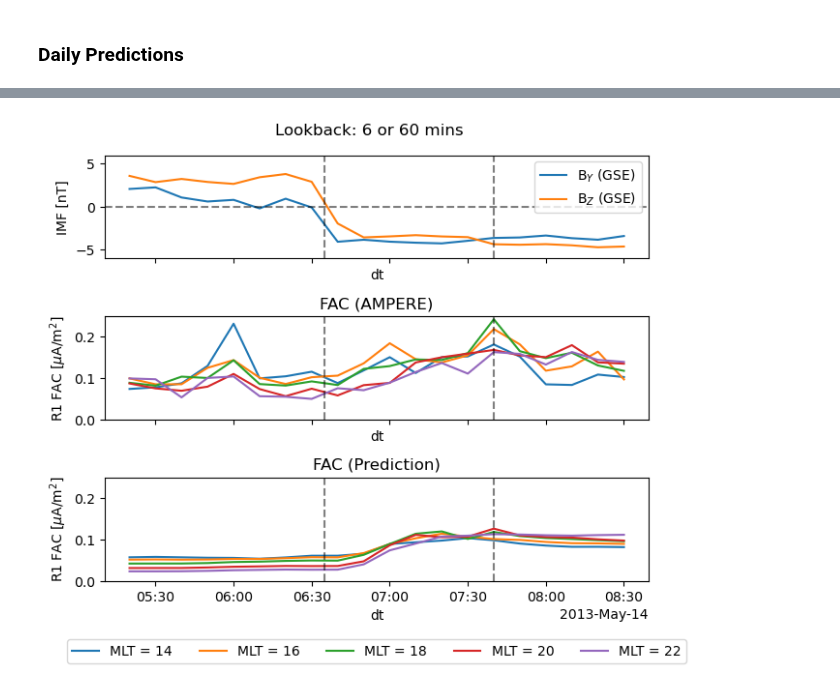
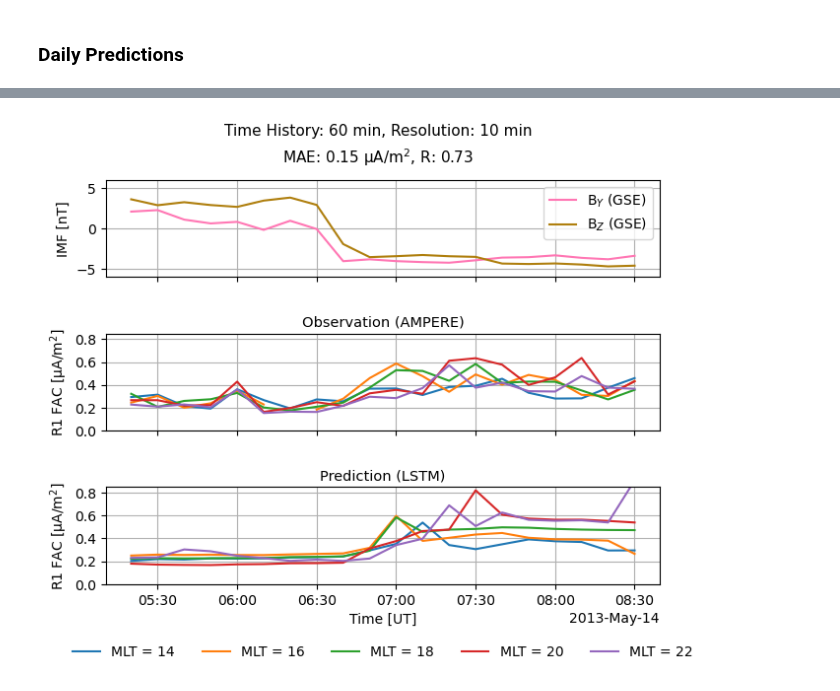
Before and after one commit to reddy-sachin/REPPU-ESN2, a Jupyter notebook: AMPERE/lstm_ampere.ipynb, the cells around one changed output, grey strips where cells are left out. Saved outputs shown, nothing was run; the diff lists cells and outputs as text; code cells hidden in the pictures.

```diff
--- a/AMPERE/lstm_ampere.ipynb
+++ b/AMPERE/lstm_ampere.ipynb
@@ -102,7 +139,7 @@ input_scaler = StandardScaler()
 target_var = ds['jPar'].values  # shape (t (n), mlat (50), mlt (24))
 
 # Extract and scale input variables (variables that are dependent only on 'dt')
-input_vars = ['BX_GSE', 'BY_GSE', 'BZ_GSE', 'flow_speed', 'proton_density', 'F10.7', 'doy_sin','doy_cos']
+input_vars = ['BX_GSE', 'BY_GSE', 'BZ_GSE', 'flow_speed', 'proton_density', 'F10.7', 'doy_sin','doy_cos','epislon_A']
 input_data = np.array([ds[var].values for var in input_vars]).T  # shape (22320, number_of_vars)
 input_data_scaled = input_scaler.fit_transform(input_data)
 
@@ -519,6 +569,8 @@ def open_multiple_nc(nc_files):
 
     #ds = ds.sel(nRec=slice(16500, 17000))
 
+    ds['Epislon_A'] = calc_akasofu(ds['flow_speed'], ds['BX_GSE'], ds['BY_GSE'], ds['BZ_GSE'])
+
     return ds
 
 dir = '/home/sachin/Documents/NIPR/Research/Data/AMPERE/processed/excluded/*.nc'
@@ -557,6 +609,7 @@ def split_to_df(ds):
     proton_density = ds['proton_density'].values.flatten() #5
     doy_sin = ds['doy_sin'].values.flatten() #6
     doy_cos = ds['doy_cos'].values.flatten() #7
+    epislon_A = ds['Epislon_A'].values.flatten() #8
 
     #AL_INDEX = ds['AL_INDEX'].values.flatten() #6
     #AU_INDEX = ds['AU_INDEX'].values.flatten() #7
@@ -567,7 +620,7 @@ def split_to_df(ds):
 
     #return BX_GSE.shape
 
-    df_dict = {'dt':dt, 'BX_GSE': BX_GSE, 'BY_GSE': BY_GSE, 'BZ_GSE': BZ_GSE, 'flow_speed': flow_speed, 'proton_density': proton_density,'F10.7': F10_7, 'doy_sin': doy_sin, 'doy_cos': doy_cos}
+    df_dict = {'dt':dt, 'BX_GSE': BX_GSE, 'BY_GSE': BY_GSE, 'BZ_GSE': BZ_GSE, 'flow_speed': flow_speed, 'proton_density': proton_density,'F10.7': F10_7, 'doy_sin': doy_sin, 'doy_cos': doy_cos, 'epislon_A': epislon_A}
 
     df = pd.DataFrame(df_dict)
 
@@ -620,7 +673,10 @@ ds = xr.Dataset({'Jpar_pred': (['dt', 'mlat', 'mlt'], predictions_daily),
                     'BZ_GSE': (['dt'], open_multi_amp['BZ_GSE'].values[lookback:]),
                     'flow_speed': (['dt'], open_multi_amp['flow_speed'].values[lookback:]),
                     'proton_density': (['dt'], open_multi_amp['proton_density'].values[lookback:]),
-                 },
+                    'F10.7': (['dt'], open_multi_amp['F10.7'].values[lookback:]),
+                    'doy_sin': (['dt'], open_multi_amp['doy_sin'].values[lookback:]),
+                    'doy_cos': (['dt'], open_multi_amp['doy_cos'].values[lookback:]),
+                    'epislon_A': (['dt'], open_multi_amp['Epislon_A'].values[lookback:])},
                 coords = {'dt': df_raw['dt'].values[lookback:], 'mlat': np.arange(40, 90, 1), 'mlt': np.arange(0, 24, 1)})
 ds
 # %% [output]
@@ -668,68 +732,85 @@ Data variables:
 # %%
 #linepllot of Jpat true across all mlat and mlt at a given timestep with dt as x-axis
+
+import numpy.ma as ma
 
 def plot_line(ds):
     ds = ds.copy()
 
     fig, ax = plt.subplots(3,1,figsize=(7, 6), sharex=True, sharey=False)
     ds = ds.sel(dt=slice('2013-05-14T05:15:00', '2013-05-14T08:30:00'))
-    ds = ds.sel(mlt=slice(14,23))
-    ds = ds.sel(mlat=slice(65,78))
+    ds = ds.sel(mlt=slice(14,22))
+    #ds = ds.sel(mlat=slice(65,78))
+    #replace any negative values with nan
+    ds['Jpar_true'] = ds['Jpar_true'].where(ds['Jpar_true'] > 0.15)
+    ds['Jpar_pred'] = ds['Jpar_pred'].where(ds['Jpar_pred'] > 0.15)
 
-    ds['Jpar_true_abs'] = np.abs(ds['Jpar_true'])
-    ds['Jpar_pred_abs'] = np.abs(ds['Jpar_pred'])
+    #calculate R but ignore nan values
+    R = ma.corrcoef(ma.masked_invalid(ds['Jpar_pred'].values.flatten()), ma.masked_invalid(ds['Jpar_true'].values.flatten()))[1,0]
+    MAE = ma.mean(np.abs(ma.masked_invalid(ds['Jpar_pred'].values.flatten()) - ma.masked_invalid(ds['Jpar_true'].values.flatten())))
 
-    ds['BY_GSE'].plot(ax=ax[0], label='BY_GSE')
-    ds['BZ_GSE'].plot(ax=ax[0], label='BZ_GSE')
+    #ds['Jpar_true_abs'] = np.abs(ds['Jpar_true'])
+    #ds['Jpar_pred_abs'] = np.abs(ds['Jpar_pred'])
+
+    ds['BY_GSE'].plot(ax=ax[0], label='BY_GSE', color = '#ff77b4')
+    ds['BZ_GSE'].plot(ax=ax[0], label='BZ_GSE', color = '#af7f0e')
     ax[0].legend(loc='upper right')
     ax[0].set_ylim(-6, 6)
     ax[0].set_ylabel(f'IMF [nT]')
     #change labels in legend
     ax[0].legend(['B$_{Y}$ (GSE)', 'B$_{Z}$ (GSE)'])
+    ax[0].set_xlabel(' ')
 
 
-    ds['Jpar_true_abs'].isel(mlt=0).mean(dim='mlat').plot(ax=ax[1], label='MLT = 14')
-    ds['Jpar_true_abs'].isel(mlt=2).mean(dim='mlat').plot(ax=ax[1], label='MLT = 16')
-    ds['Jpar_true_abs'].isel(mlt=4).mean(dim='mlat').plot(ax=ax[1], label='MLT = 18')
-    ds['Jpar_true_abs'].isel(mlt=6).mean(dim='mlat').plot(ax=ax[1], label='MLT = 20')
-    ds['Jpar_true_abs'].isel(mlt=8).mean(dim='mlat').plot(ax=ax[1], label='MLT = 22')
-    ax[1].set_title('FAC (AMPERE)')
-    fac_units = r'$\mu$A/m$^2$'
+    ds['Jpar_true'].isel(mlt=0).mean(dim='mlat').plot(ax=ax[1], label='MLT = 14')
+    ds['Jpar_true'].isel(mlt=2).mean(dim='mlat').plot(ax=ax[1], label='MLT = 16')
+    ds['Jpar_true'].isel(mlt=4).mean(dim='mlat').plot(ax=ax[1], label='MLT = 18')
+    ds['Jpar_true'].isel(mlt=6).mean(dim='mlat').plot(ax=ax[1], label='MLT = 20')
+    ds['Jpar_true'].isel(mlt=8).mean(dim='mlat').plot(ax=ax[1], label='MLT = 22')
+    ax[1].set_title('Observation (AMPERE)', fontsize=10.5, pad=5)
+    fac_units = r'$\mathrm{\mu}$A/m$^2$'
+    #jpar_sym = r'J$_{\parallel}$'
     ax[1].set_ylabel(f'R1 FAC [{fac_units}]')
-    ax[1].set_ylim(0, 0.25)
+    #ax[1].set_ylim(0, 0.8)
+    ax[1].set_yticks(np.arange(0, 0.9, 0.2))
+    ax[1].set_ylim(0, 0.85)
+    ax[1].set_xlabel(' ')
 
-    ds['Jpar_pred_abs'].isel(mlt=0).mean(dim='mlat').plot(ax=ax[2], label='MLT = 14')
-    ds['Jpar_pred_abs'].isel(mlt=2).mean(dim='mlat').plot(ax=ax[2], label='MLT = 16')
-    ds['Jpar_pred_abs'].isel(mlt=4).mean(dim='mlat').plot(ax=ax[2], label='MLT = 18')
-    ds['Jpar_pred_abs'].isel(mlt=6).mean(dim='mlat').plot(ax=ax[2], label='MLT = 20')
-    ds['Jpar_pred_abs'].isel(mlt=8).mean(dim='mlat').plot(ax=ax[2], label='MLT = 22')
-    ax[2].set_title('FAC (Prediction)')
+
+    ds['Jpar_pred'].isel(mlt=0).mean(dim='mlat').plot(ax=ax[2], label='MLT = 14')
+    ds['Jpar_pred'].isel(mlt=2).mean(dim='mlat').plot(ax=ax[2], label='MLT = 16')
+    ds['Jpar_pred'].isel(mlt=4).mean(dim='mlat').plot(ax=ax[2], label='MLT = 18')
+    ds['Jpar_pred'].isel(mlt=6).mean(dim='mlat').plot(ax=ax[2], label='MLT = 20')
+    ds['Jpar_pred'].isel(mlt=8).mean(dim='mlat').plot(ax=ax[2], label='MLT = 22')
+    ax[2].set_title('Prediction (LSTM)', fontsize=10.5, pad=5)
     ax[2].set_ylabel(f'R1 FAC [{fac_units}]')
-    ax[2].set_ylim(0, 0.25)
+    ax[2].set_yticks(np.arange(0, 0.9, 0.2))
+    ax[2].set_ylim(0, 0.85)
+    ax[2].set_xlabel('Time [UT]')
 
-    fig.suptitle(f'Lookback: 6 or 60 mins ', linespacing=1.5)
+    fig.suptitle(f'Time History: 60 min, Resolution: 10 min\nMAE: {MAE:.2f} {fac_units}, R: {R:.2f}', linespacing=1.5, fontsize=11, y=0.97)
 
     #add vertcal bar to all suplots at 6:00
-    for i in range(3):
-        ax[i].axvline(x=datetime.datetime(2013, 5, 14, 6, 35, 0), color='black', linestyle='--', alpha=0.5)
+    #for i in range(3):
+    #    ax[i].axvline(x=datetime.datetime(2013, 5, 14, 6, 35, 0), color='black', linestyle='--', alpha=0.5)
 
-    for i in range(3):
-        ax[i].axvline(x=datetime.datetime(2013, 5, 14, 7, 40, 0), color='black', linestyle='--', alpha=0.5)
+    #for i in range(3):
+    #    ax[i].axvline(x=datetime.datetime(2013, 5, 14, 7, 10, 0), color='black', linestyle='--', alpha=0.5)
 
     #add horiztonal line at y = 0 for subplot0
-    ax[0].axhline(y=0, color='black', linestyle='--', alpha=0.5)
+    #ax[0].axhline(y=0, color='black', linestyle='--', alpha=0.5)
 
-    legend = ax[2].legend(loc='upper center', bbox_to_anchor=(0.5, -0.5), shadow=False, ncol=5)
+    legend = ax[2].legend(loc='upper center', bbox_to_anchor=(0.5, -0.5), shadow=False, ncol=5, frameon=False)
     plt.tight_layout()
-    #ax[0].grid()
-    #ax[1].grid()
-    #ax[2].grid()
+    ax[0].grid()
+    ax[1].grid()
+    ax[2].grid()
 
     plt.savefig('Lookback_60_mins_LSTM.png', dpi=300)
 
 plot_line(ds)
 # %% [output]
-[figure, old version]
+[figure, new version]
 # %%
 fac = ds['Jpar_pred'].isel(dt=timestep).values
 
```
Also changed, not shown: parts of 17 cells of this notebook, 31 other files.
